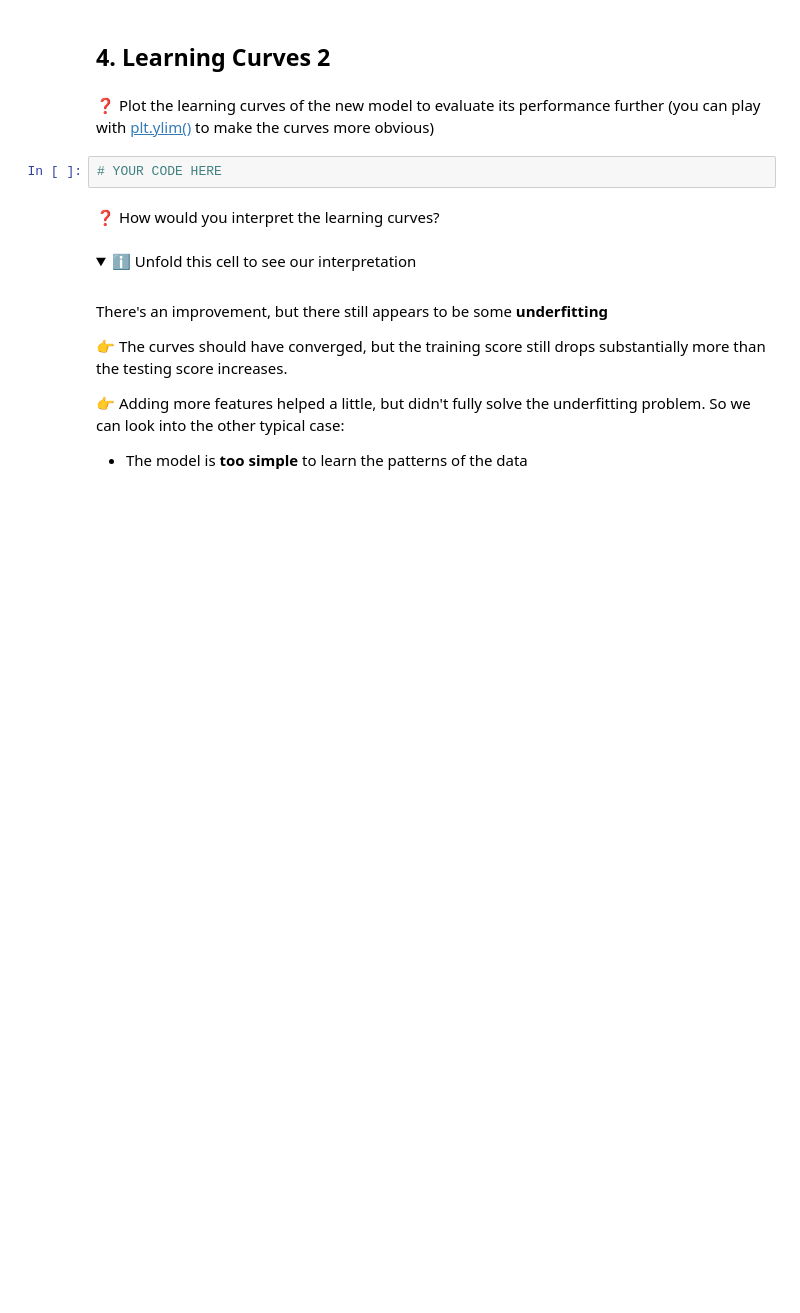
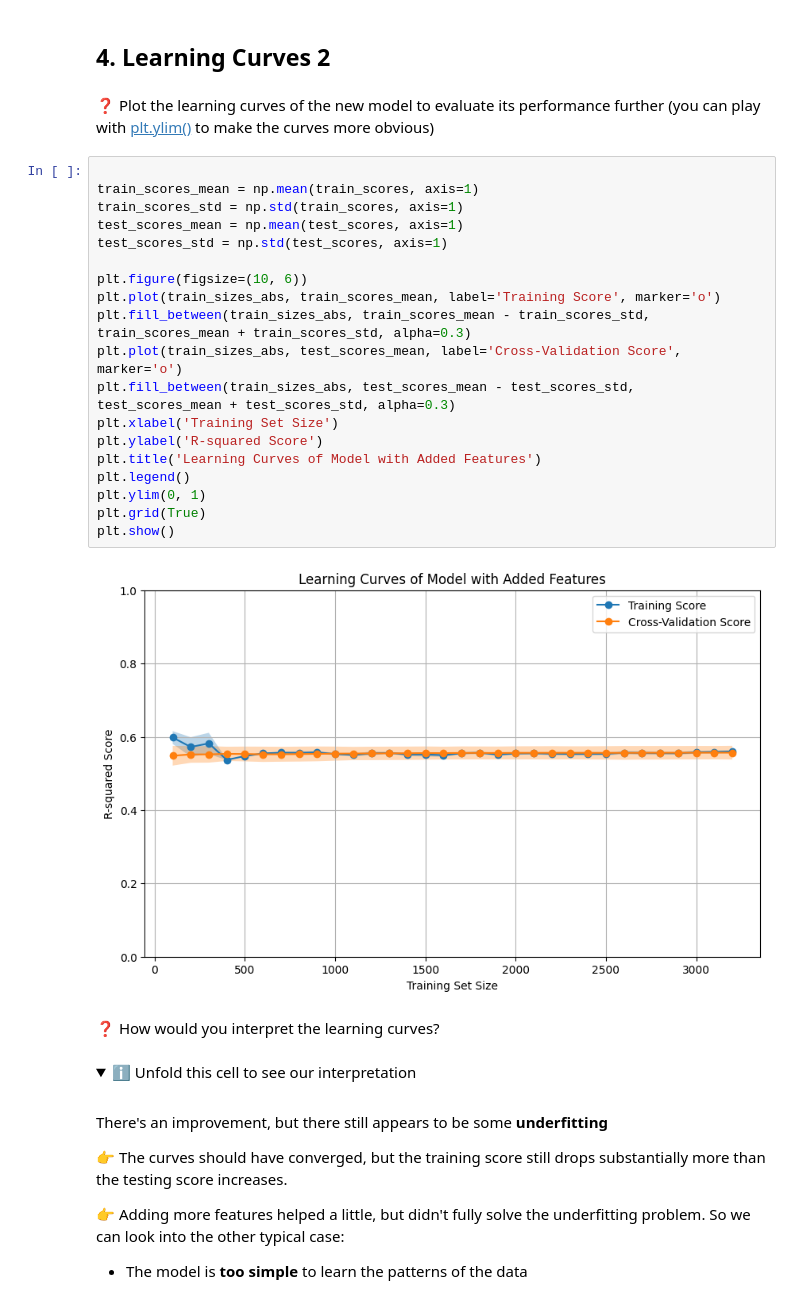
Before and after one commit to Flavien-Pictet/data-learning-curves, a Jupyter notebook: Learning_Curves.ipynb, the cells around one changed output. Drawn from its saved outputs; the diff is of its cells as text; folded sections open; blank space fills up the shorter version.

```diff
--- a/Learning_Curves.ipynb
+++ b/Learning_Curves.ipynb
@@ -154,8 +163,27 @@ Save the new cross-validated score under a variable named `score_added_features`
 ## 4. Learning Curves 2
 # %% [markdown]
 ❓ Plot the learning curves of the new model to evaluate its performance further (you can play with [plt.ylim()](https://matplotlib.org/stable/api/_as_gen/matplotlib.pyplot.ylim.html) to make the curves more obvious)
-# %%
-# YOUR CODE HERE
+# %%
+
+train_scores_mean = np.mean(train_scores, axis=1)
+train_scores_std = np.std(train_scores, axis=1)
+test_scores_mean = np.mean(test_scores, axis=1)
+test_scores_std = np.std(test_scores, axis=1)
+
+plt.figure(figsize=(10, 6))
+plt.plot(train_sizes_abs, train_scores_mean, label='Training Score', marker='o')
+plt.fill_between(train_sizes_abs, train_scores_mean - train_scores_std, train_scores_mean + train_scores_std, alpha=0.3)
+plt.plot(train_sizes_abs, test_scores_mean, label='Cross-Validation Score', marker='o')
+plt.fill_between(train_sizes_abs, test_scores_mean - test_scores_std, test_scores_mean + test_scores_std, alpha=0.3)
+plt.xlabel('Training Set Size')
+plt.ylabel('R-squared Score')
+plt.title('Learning Curves of Model with Added Features')
+plt.legend()
+plt.ylim(0, 1)
+plt.grid(True)
+plt.show()
+# %% [output]
+[figure, added]
 # %% [markdown]
 ❓ How would you interpret the learning curves?
 # %% [markdown]
```
Also changed, not shown: parts of 16 cells of this notebook, 1 other file.
